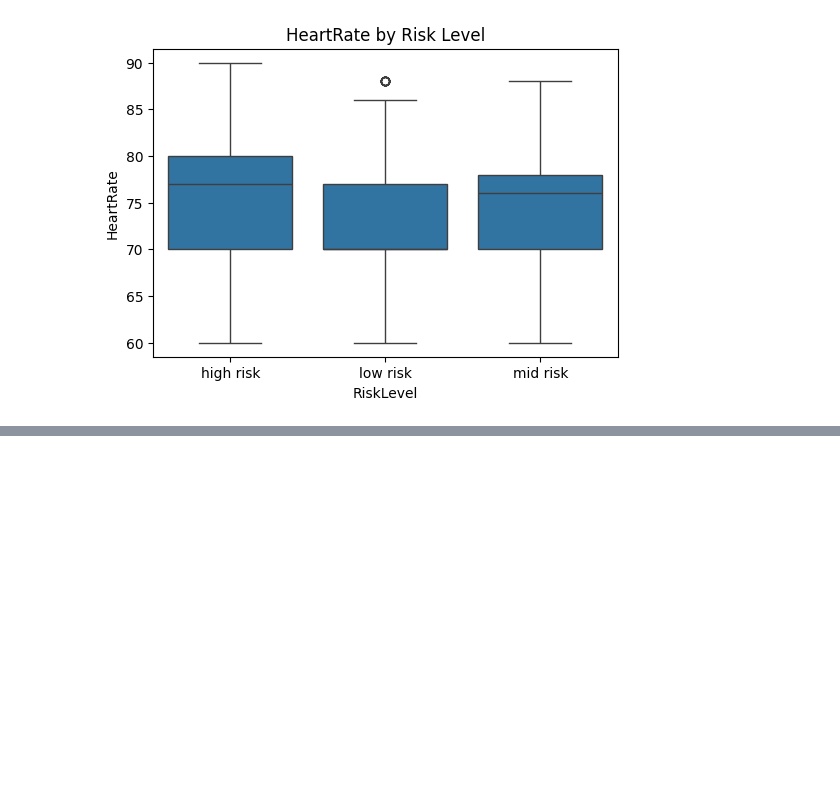
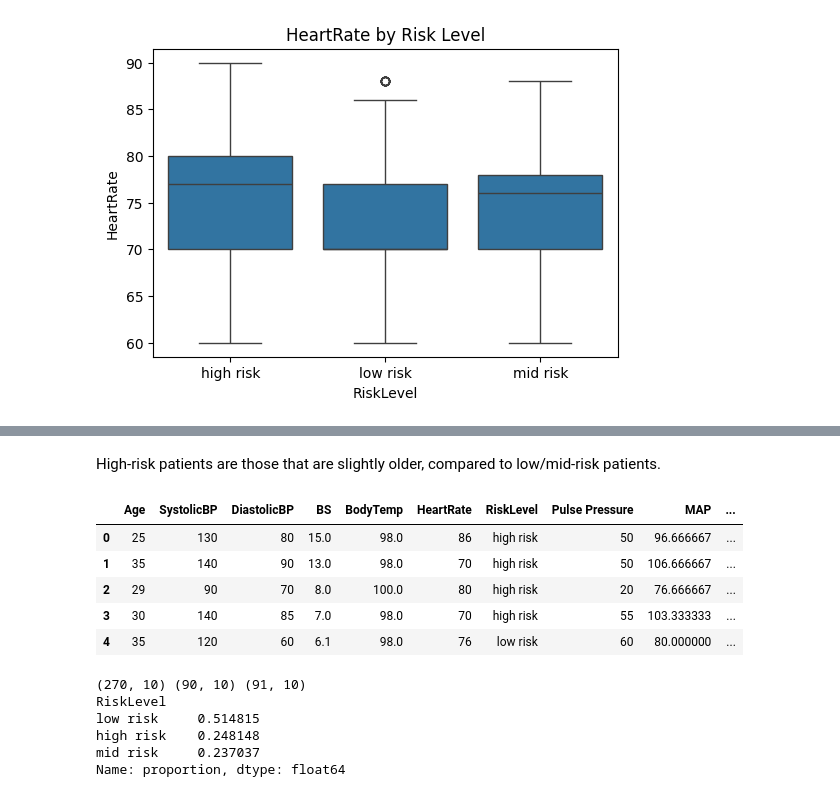
Before and after one commit to aimee-joseph/ML-Lab-2547204, a Jupyter notebook: CIA 3.ipynb, the cells around one changed output, grey strips where cells are left out. Drawn from its saved outputs; the diff is of its cells as text; code cells hidden in the pictures; blank space fills up the shorter version.

Commit message:
update: till EDA and train-test-split

```diff
--- a/CIA 3.ipynb
+++ b/CIA 3.ipynb
@@ -115,0 +134,26 @@ for col in ["Age","SystolicBP","DiastolicBP","BS","BodyTemp","HeartRate"]:
+# %% [markdown]
+High-risk patients are those that are slightly older, compared to low/mid-risk patients.
+# %%
+df["Pulse Pressure"] = df["SystolicBP"] - df["DiastolicBP"]  # pulse pressure is the difference b/w systolic and diastolic
+# %%
+df["MAP"] = df["DiastolicBP"] + (df["Pulse Pressure"]/3) # mean arterial pressure is the average pulse pressure in arteries during one cardiac cycle
+# %%
+def age_band(age):
+    if age < 18:
+        return "teen"
+    elif age < 35:
+        return "prime"
+    else:
+        return "advanced"
+df["AgeBand"] = df["Age"].apply(age_band)
+# %%
+df["HighBS_flag"] = (df["BS"] >= 7.8).astype(int) # setting threshold flag
+# %%
+df.head()
+# %% [output]
+|  | Age | SystolicBP | DiastolicBP | BS | BodyTemp | HeartRate | RiskLevel | Pulse Pressure | MAP | ... |
+| 0 | 25 | 130 | 80 | 15.0 | 98.0 | 86 | high risk | 50 | 96.666667 | ... |
+| 1 | 35 | 140 | 90 | 13.0 | 98.0 | 70 | high risk | 50 | 106.666667 | ... |
+| 2 | 29 | 90 | 70 | 8.0 | 100.0 | 80 | high risk | 20 | 76.666667 | ... |
+| 3 | 30 | 140 | 85 | 7.0 | 98.0 | 70 | high risk | 55 | 103.333333 | ... |
+| 4 | 35 | 120 | 60 | 6.1 | 98.0 | 76 | low risk | 60 | 80.000000 | ... |
@@ -115,0 +167,10 @@ for col in ["Age","SystolicBP","DiastolicBP","BS","BodyTemp","HeartRate"]:
+# %%
+print(X_train.shape, X_val.shape, X_test.shape)
+print(y_train.value_counts(normalize = True))
+# %% [output]
+(270, 10) (90, 10) (91, 10)
+RiskLevel
+low risk     0.514815
+high risk    0.248148
+mid risk     0.237037
+Name: proportion, dtype: float64
```
Also changed, not shown: parts of 12 cells of this notebook.
